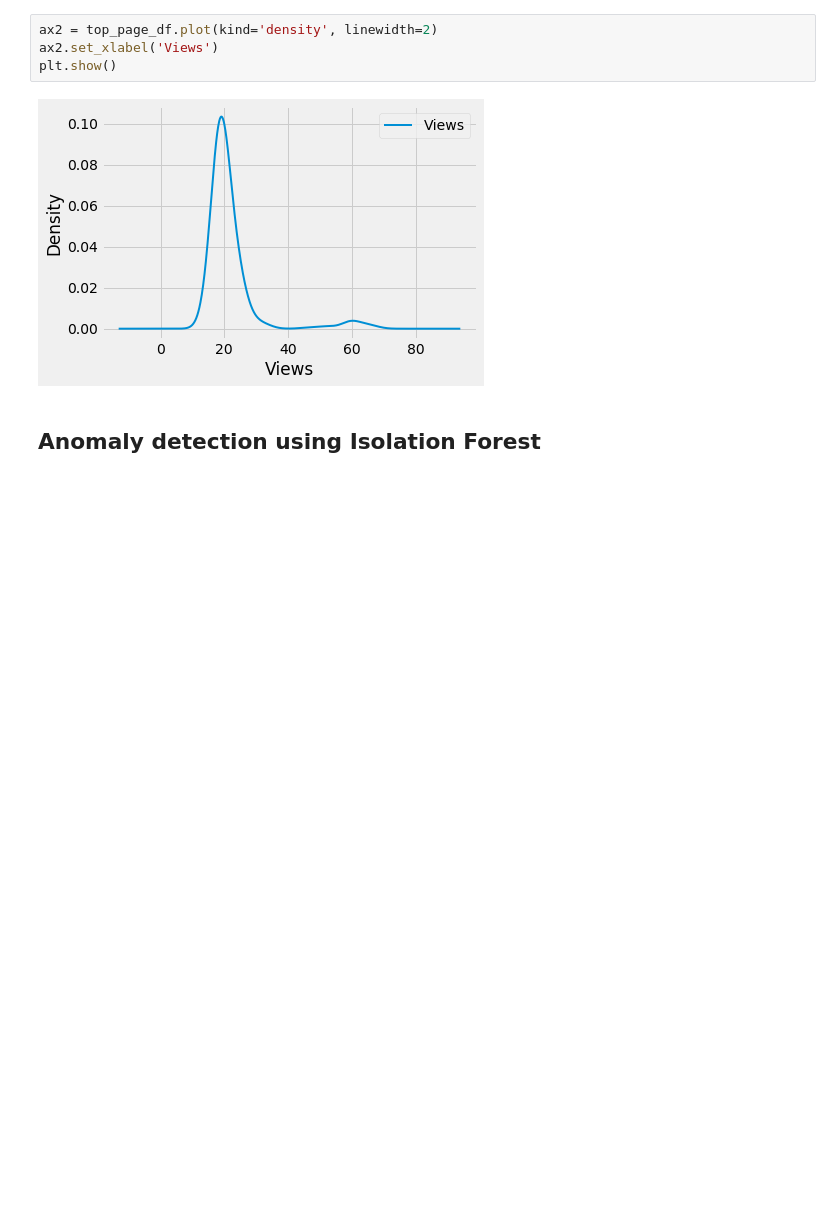
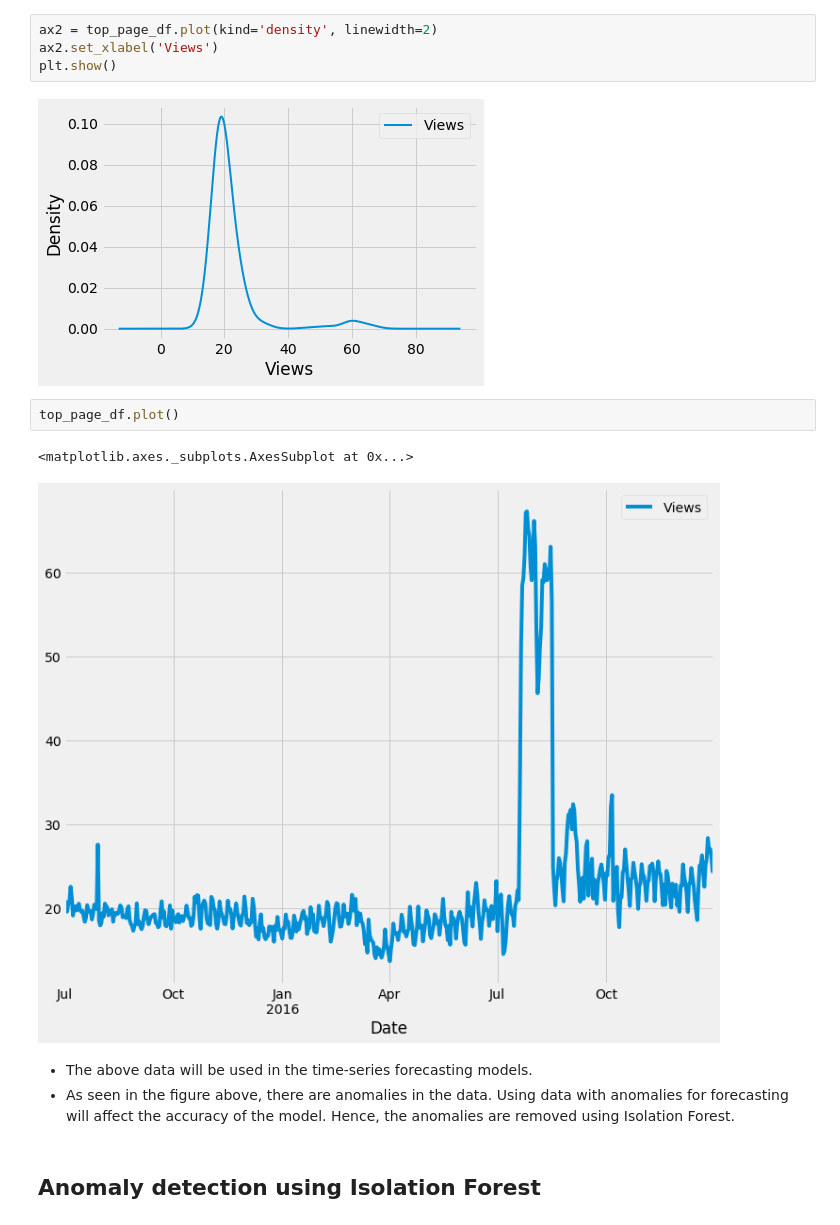
Before and after one commit to Subikshaa/Time-Series-Forecasting-on-Web-Traffic-Dataset, a Jupyter notebook: forecast.ipynb, the cells around one changed output. Saved outputs shown, nothing was run; the diff lists cells and outputs as text; blank space fills up the shorter version.

Commit message:
Time series forecasting

```diff
--- a/forecast.ipynb
+++ b/forecast.ipynb
@@ -210,6 +210,14 @@ ax2.set_xlabel('Views')
 plt.show()
 # %% [output]
 [figure]
+# %%
+top_page_df.plot()
+# %% [output]
+<matplotlib.axes._subplots.AxesSubplot at 0x...>
+[figure, added]
+# %% [markdown]
+- The above data will be used in the time-series forecasting models.
+- As seen in the figure above, there are anomalies in the data. Using data with anomalies for forecasting will affect the accuracy of the model. Hence, the anomalies are removed using Isolation Forest.
 # %% [markdown]
 ## Anomaly detection using Isolation Forest
 # %%
```
Also changed, not shown: parts of 8 cells of this notebook.
